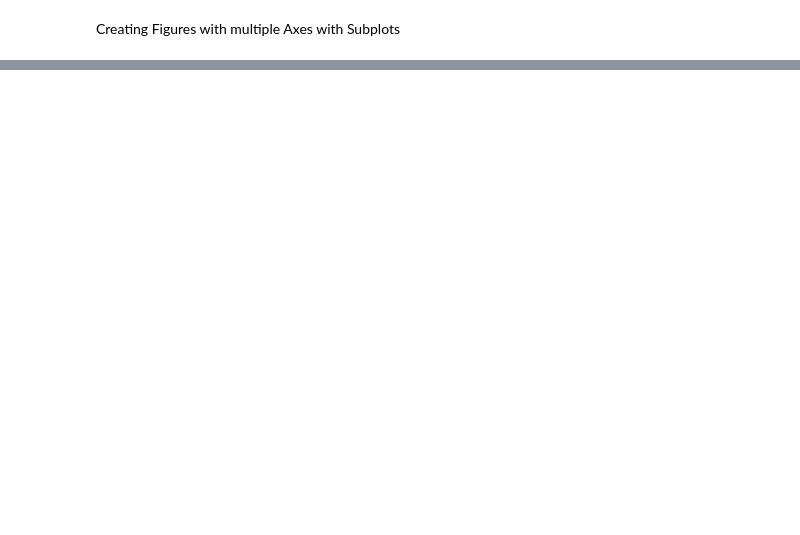
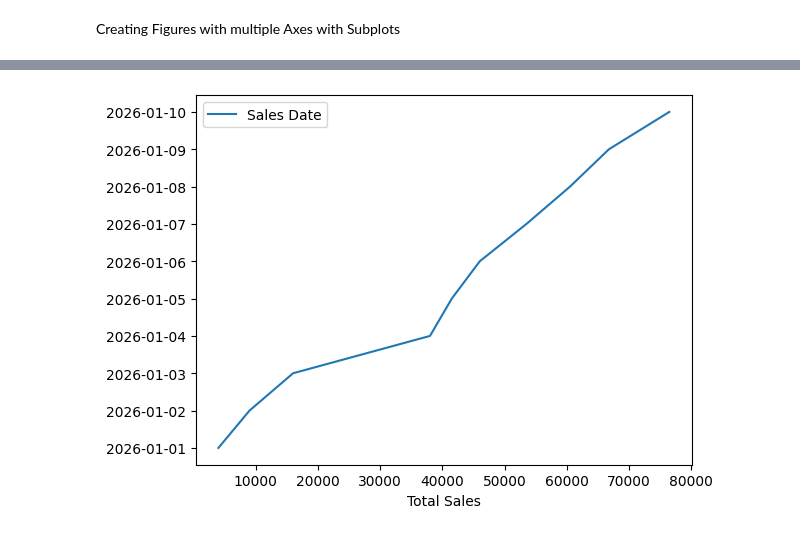
Before and after one commit to vivekkumar2909/Data-Science-and-Machine-Learning, a Jupyter notebook: introduction-to-matplotlib.ipynb, the cells around one changed output, grey strips where cells are left out. Saved outputs shown, nothing was run; the diff lists cells and outputs as text; code cells hidden in the pictures; blank space fills up the shorter version.

```diff
--- a/introduction-to-matplotlib.ipynb
+++ b/introduction-to-matplotlib.ipynb
@@ -214,0 +314,4 @@ ax[1, 1].hist(np.random.randn(1000));
+# %%
+# Remove last two zeros
+car_sales["Price"] = car_sales["Price"].str[:-3]
+car_sales
@@ -214,0 +330,2 @@ ax[1, 1].hist(np.random.randn(1000));
+# %%
+car_sales['Price'] = car_sales['Price'].astype(int)
@@ -214,0 +336,2 @@ ax[1, 1].hist(np.random.randn(1000));
+# %%
+car_sales['Total Sales'] = car_sales['Price'].cumsum()
@@ -214,0 +352,5 @@ ax[1, 1].hist(np.random.randn(1000));
+# %%
+car_sales['Sales Date'] = pd.date_range(
+    start='2026-01-01',
+    periods=len(car_sales)
+)
@@ -214,0 +371,4 @@ ax[1, 1].hist(np.random.randn(1000));
+# %%
+car_sales.plot('Total Sales' ,'Sales Date');
+# %% [output]
+[figure, added]
```
Also changed, not shown: parts of 42 cells of this notebook.
